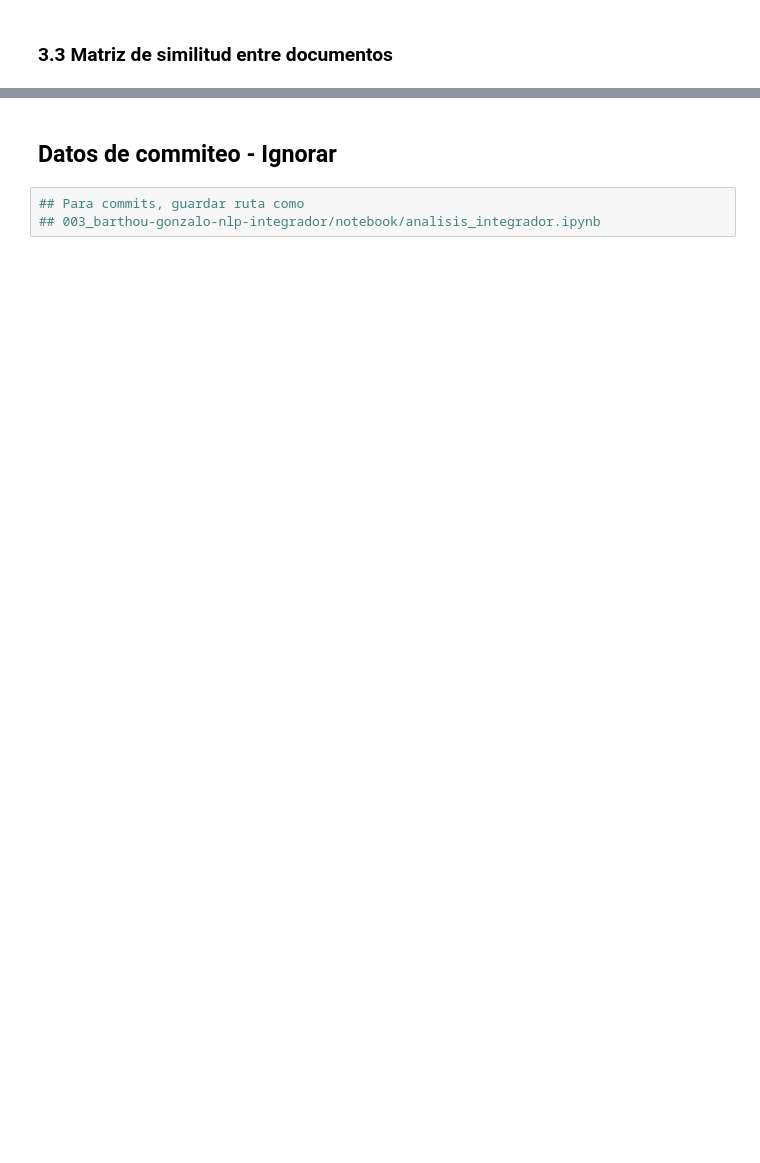
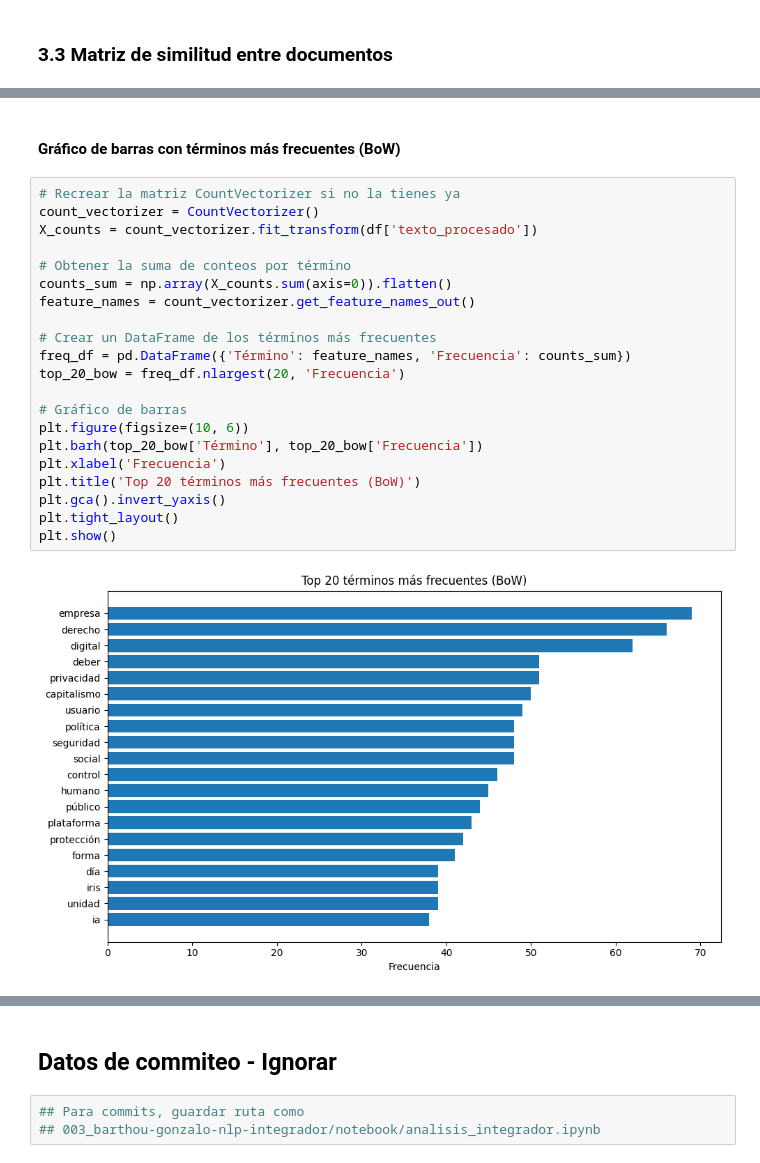
Before and after one commit to gimb99/PDH_BARTHOU_GONZALO, a Jupyter notebook: 003_barthou-gonzalo-nlp-integrador/notebook/analisis_integrador.ipynb, the cells around one changed output, grey strips where cells are left out. Cells and saved outputs as stored; diff of their text form; blank space fills up the shorter version.

```diff
--- a/003_barthou-gonzalo-nlp-integrador/notebook/analisis_integrador.ipynb
+++ b/003_barthou-gonzalo-nlp-integrador/notebook/analisis_integrador.ipynb
@@ -1159,0 +1401,25 @@ Se visualiza a partir de esta distribución de frecuencias que todavía debe dar
+# %% [markdown]
+#### Gráfico de barras con términos más frecuentes (BoW)
+# %%
+# Recrear la matriz CountVectorizer si no la tienes ya
+count_vectorizer = CountVectorizer()
+X_counts = count_vectorizer.fit_transform(df['texto_procesado'])
+
+# Obtener la suma de conteos por término
+counts_sum = np.array(X_counts.sum(axis=0)).flatten()
+feature_names = count_vectorizer.get_feature_names_out()
+
+# Crear un DataFrame de los términos más frecuentes
+freq_df = pd.DataFrame({'Término': feature_names, 'Frecuencia': counts_sum})
+top_20_bow = freq_df.nlargest(20, 'Frecuencia')
+
+# Gráfico de barras
+plt.figure(figsize=(10, 6))
+plt.barh(top_20_bow['Término'], top_20_bow['Frecuencia'])
+plt.xlabel('Frecuencia')
+plt.title('Top 20 términos más frecuentes (BoW)')
+plt.gca().invert_yaxis()
+plt.tight_layout()
+plt.show()
+# %% [output]
+[figure, added]
```
Also changed, not shown: parts of 36 cells of this notebook.
